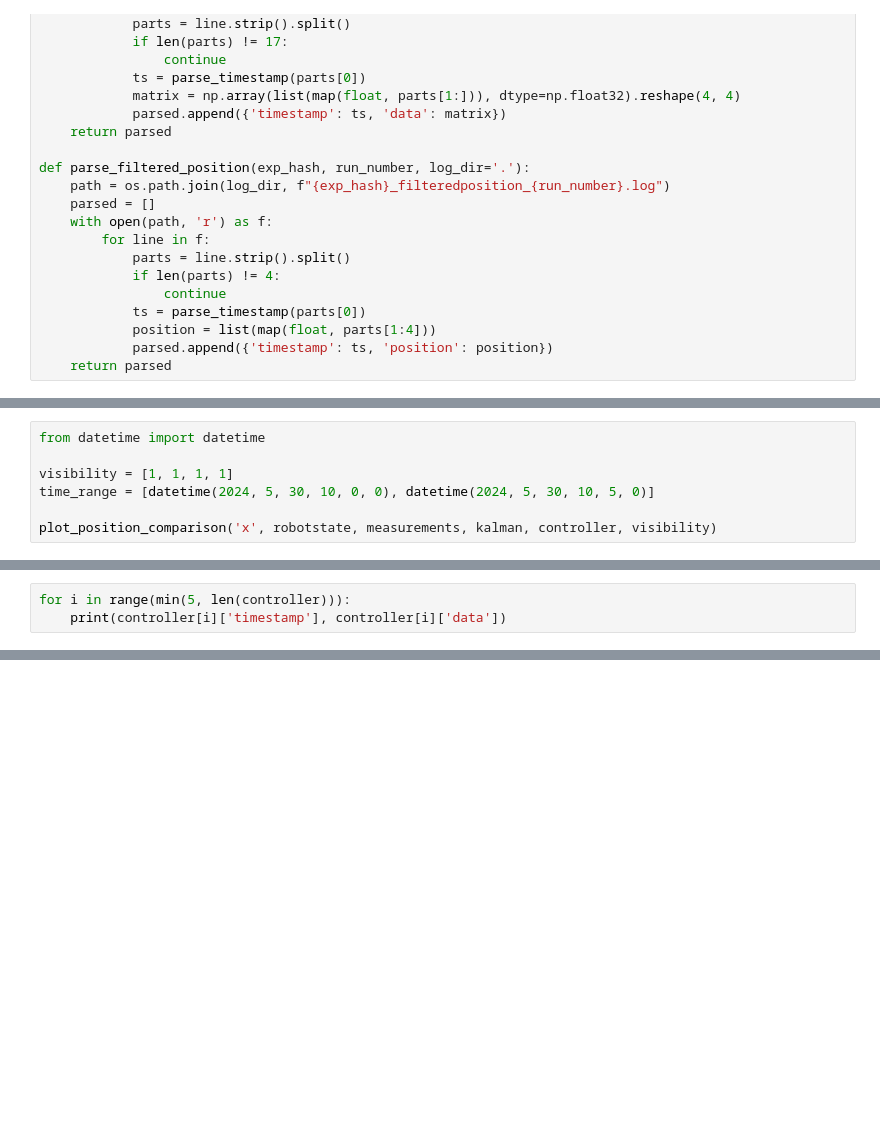
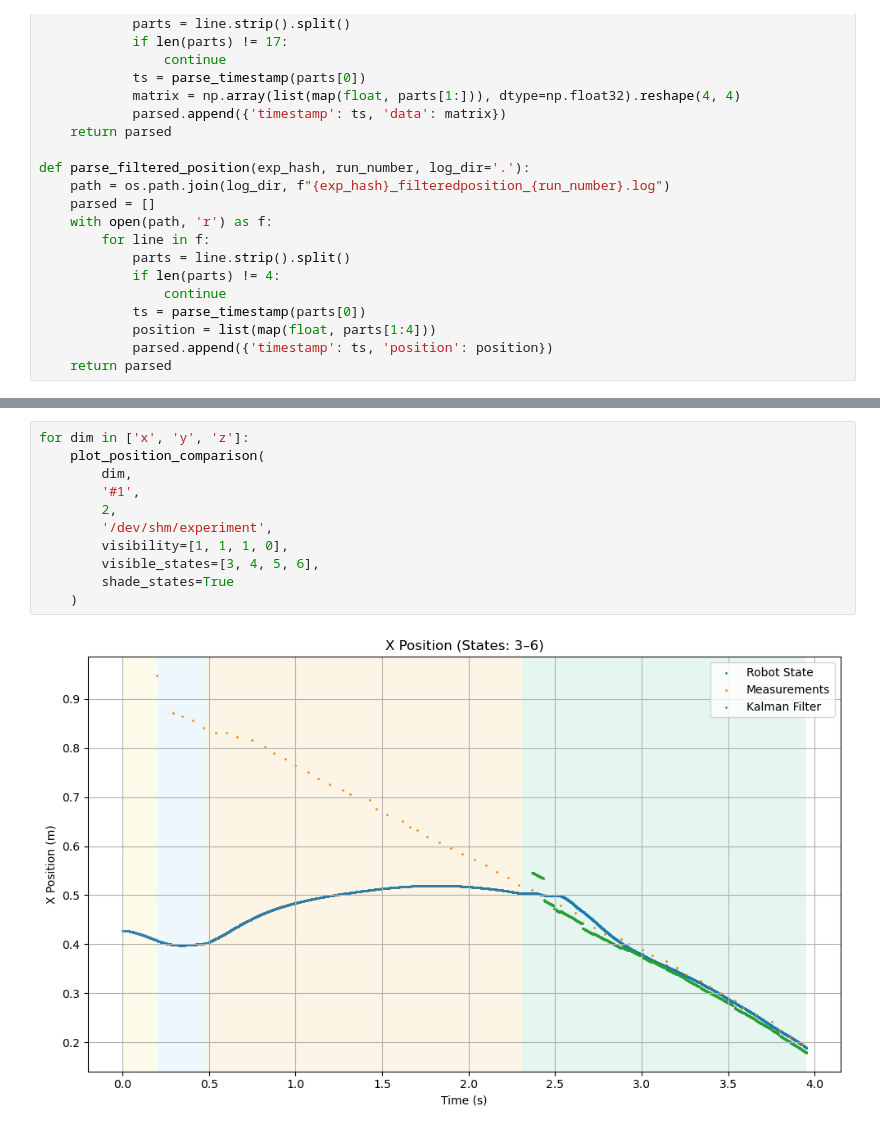
Before and after one commit to agentkashtan/franka-realtime-tracking, a Jupyter notebook: state_controller/plot_data.ipynb, the cells around one changed output, grey strips where cells are left out. Saved outputs shown, nothing was run; the diff lists cells and outputs as text; blank space fills up the shorter version.

Commit message:
increased moving speed; added plotting script

```diff
--- a/state_controller/plot_data.ipynb
+++ b/state_controller/plot_data.ipynb
@@ -132,7 +80,0 @@ def plot_position_comparison(axis, robotstate, measurements, kalman, controller_
-# %%
-from datetime import datetime
-
-visibility = [1, 1, 1, 1]
-time_range = [datetime(2024, 5, 30, 10, 0, 0), datetime(2024, 5, 30, 10, 5, 0)]
-
-plot_position_comparison('x', robotstate, measurements, kalman, controller, visibility)
@@ -141,3 +80,0 @@ plot_position_comparison('x', robotstate, measurements, kalman, controller, visi
-# %%
-for i in range(min(5, len(controller))):
-    print(controller[i]['timestamp'], controller[i]['data'])
@@ -174,0 +223,13 @@ len(robotstate)
+# %%
+for dim in ['x', 'y', 'z']:
+    plot_position_comparison(
+        dim,
+        '#1',
+        2,
+        '/dev/shm/experiment',
+        visibility=[1, 1, 1, 0],
+        visible_states=[3, 4, 5, 6],
+        shade_states=True
+    )
+# %% [output]
+[figure, added]
```
Also changed, not shown: parts of 13 cells of this notebook, 1 other file.
